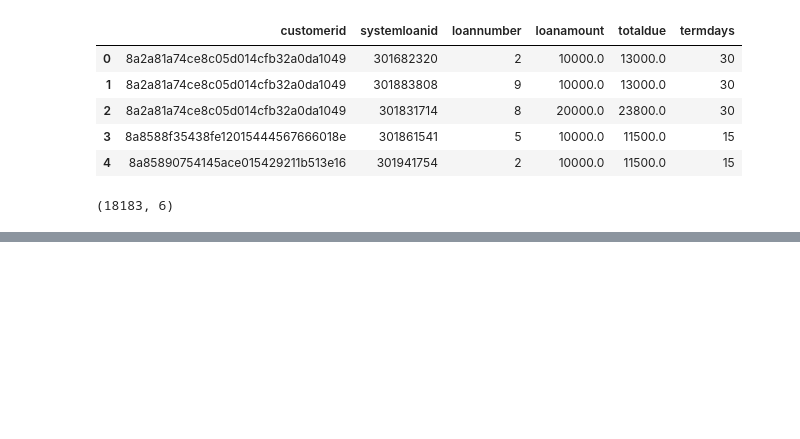
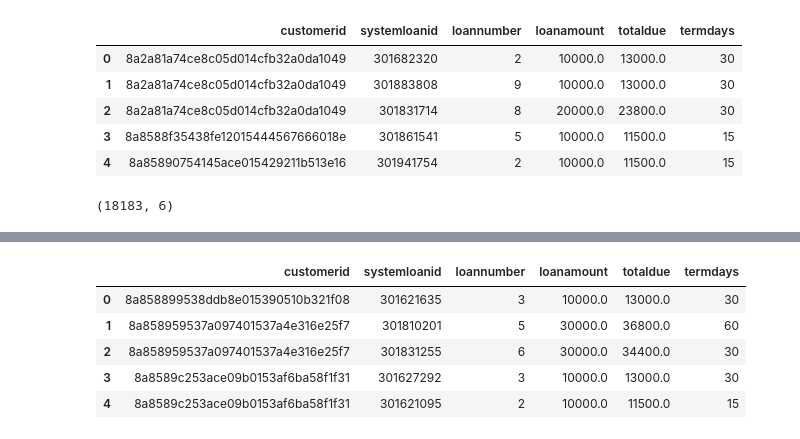
Before and after one commit to elishatofunmi/data-preprocessing, a Jupyter notebook: DSN_2018_task/exploring the data.ipynb, the cells around one changed output, grey strips where cells are left out. Cells and saved outputs as stored; diff of their text form; code cells hidden in the pictures; blank space fills up the shorter version.

```diff
--- a/DSN_2018_task/exploring the data.ipynb
+++ b/DSN_2018_task/exploring the data.ipynb
@@ -296,0 +361,10 @@ train_prev_create.shape
+# %%
+test_prev = testprevloans.drop(['approveddate','creationdate','closeddate','referredby','firstduedate','firstrepaiddate'], axis = 1)
+test_prev.head()
+# %% [output]
+|  | customerid | systemloanid | loannumber | loanamount | totaldue | termdays |
+| 0 | 8a858899538ddb8e015390510b321f08 | 301621635 | 3 | 10000.0 | 13000.0 | 30 |
+| 1 | 8a858959537a097401537a4e316e25f7 | 301810201 | 5 | 30000.0 | 36800.0 | 60 |
+| 2 | 8a858959537a097401537a4e316e25f7 | 301831255 | 6 | 30000.0 | 34400.0 | 30 |
+| 3 | 8a8589c253ace09b0153af6ba58f1f31 | 301627292 | 3 | 10000.0 | 13000.0 | 30 |
+| 4 | 8a8589c253ace09b0153af6ba58f1f31 | 301621095 | 2 | 10000.0 | 11500.0 | 15 |
```
Also changed, not shown: parts of 18 cells of this notebook, 12 other files.
